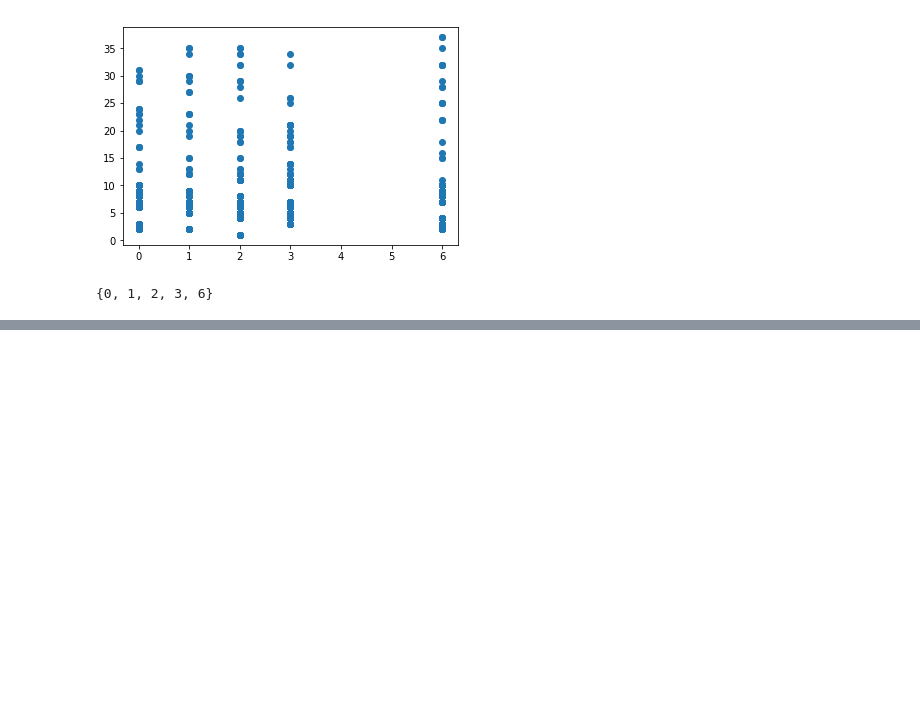
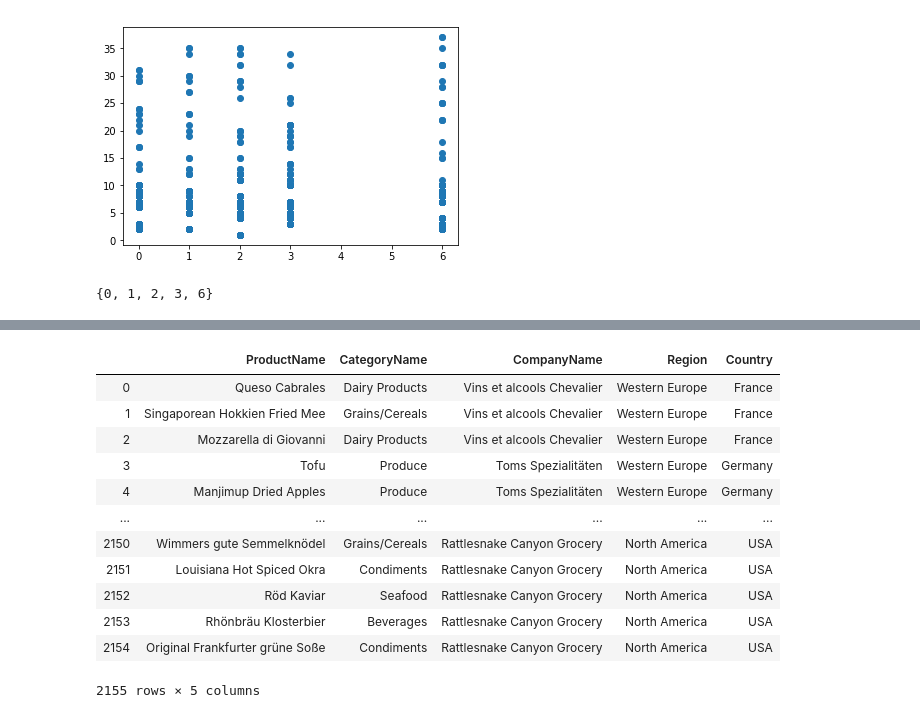
Before and after one commit to zachzazueta/Northwinds_redo, a Jupyter notebook: Northwinds_redo1.ipynb, the cells around one changed output, grey strips where cells are left out. Cells and saved outputs as stored; diff of their text form; code cells hidden in the pictures; blank space fills up the shorter version.

Commit message:
new tables

```diff
--- a/Northwinds_redo1.ipynb
+++ b/Northwinds_redo1.ipynb
@@ -409,0 +424,29 @@ df3
+# %%
+#New table for products by region
+
+conn = sqlite3.Connection('Northwind_small.sqlite')
+
+tq = pd.read_sql('''SELECT a.ProductName, e.CategoryName, b.CompanyName, b.Region, b.Country
+                    FROM OrderDetail c
+                    LEFT JOIN Product a ON a.Id = c.ProductId
+                    LEFT JOIN Category e ON a.CategoryId = e.Id
+                    LEFT JOIN "Order" d ON c.OrderId = d.Id
+                    LEFT JOIN Customer b ON d.CustomerId = b.Id''', conn)
+
+df3 = pd.DataFrame(tq)
+
+df3
+# %% [output]
+|  | ProductName | CategoryName | CompanyName | Region | Country |
+| 0 | Queso Cabrales | Dairy Products | Vins et alcools Chevalier | Western Europe | France |
+| 1 | Singaporean Hokkien Fried Mee | Grains/Cereals | Vins et alcools Chevalier | Western Europe | France |
+| 2 | Mozzarella di Giovanni | Dairy Products | Vins et alcools Chevalier | Western Europe | France |
+| 3 | Tofu | Produce | Toms Spezialitäten | Western Europe | Germany |
+| 4 | Manjimup Dried Apples | Produce | Toms Spezialitäten | Western Europe | Germany |
+| ... | ... | ... | ... | ... | ... |
+| 2150 | Wimmers gute Semmelknödel | Grains/Cereals | Rattlesnake Canyon Grocery | North America | USA |
+| 2151 | Louisiana Hot Spiced Okra | Condiments | Rattlesnake Canyon Grocery | North America | USA |
+| 2152 | Röd Kaviar | Seafood | Rattlesnake Canyon Grocery | North America | USA |
+| 2153 | Rhönbräu Klosterbier | Beverages | Rattlesnake Canyon Grocery | North America | USA |
+| 2154 | Original Frankfurter grüne Soße | Condiments | Rattlesnake Canyon Grocery | North America | USA |
+2155 rows × 5 columns
```
Also changed, not shown: parts of 3 cells of this notebook.
